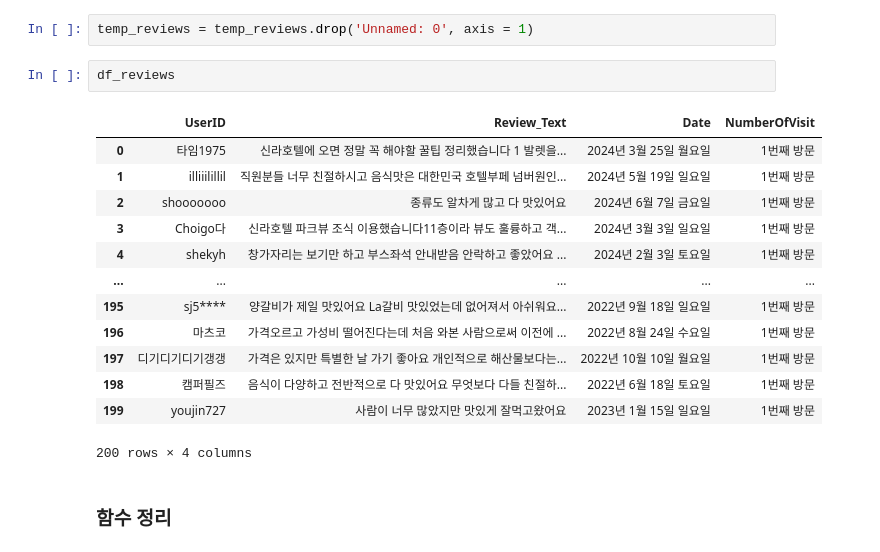
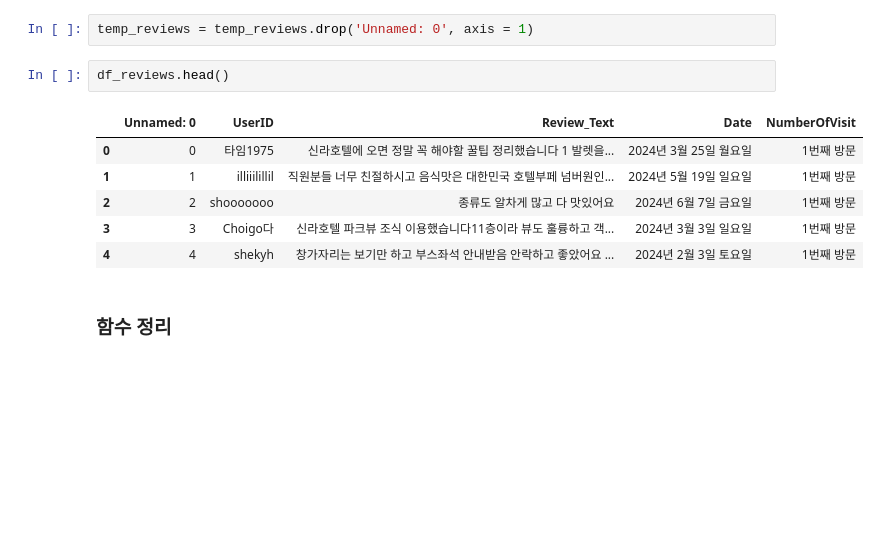
Before and after one commit to baedori99/Restaurant_Review, a Jupyter notebook: Data_Preprocessing/data_preprocess.ipynb, the cells around one changed output. Cells and saved outputs as stored; diff of their text form; blank space fills up the shorter version.

```diff
--- a/Data_Preprocessing/data_preprocess.ipynb
+++ b/Data_Preprocessing/data_preprocess.ipynb
@@ -366,21 +243,14 @@ df_reviews = df_reviews.drop('Unnamed: 0', axis = 1)
 # %%
 temp_reviews = temp_reviews.drop('Unnamed: 0', axis = 1)
 # %%
-df_reviews
+df_reviews.head()
 # %% [output]
-|  | UserID | Review_Text | Date | NumberOfVisit |
-| 0 | 타임1975 | 신라호텔에 오면 정말 꼭 해야할 꿀팁 정리했습니다 1 발렛을... | 2024년 3월 25일 월요일 | 1번째 방문 |
-| 1 | illiiilillil | 직원분들 너무 친절하시고 음식맛은 대한민국 호텔부페 넘버원인... | 2024년 5월 19일 일요일 | 1번째 방문 |
-| 2 | shooooooo | 종류도 알차게 많고 다 맛있어요 | 2024년 6월 7일 금요일 | 1번째 방문 |
-| 3 | Choigo다 | 신라호텔 파크뷰 조식 이용했습니다11층이라 뷰도 훌륭하고 객... | 2024년 3월 3일 일요일 | 1번째 방문 |
-| 4 | shekyh | 창가자리는 보기만 하고 부스좌석 안내받음 안락하고 좋았어요 ... | 2024년 2월 3일 토요일 | 1번째 방문 |
-| ... | ... | ... | ... | ... |
-| 195 | sj5**** | 양갈비가 제일 맛있어요 La갈비 맛있었는데 없어져서 아쉬워요... | 2022년 9월 18일 일요일 | 1번째 방문 |
-| 196 | 마츠코 | 가격오르고 가성비 떨어진다는데 처음 와본 사람으로써 이전에 ... | 2022년 8월 24일 수요일 | 1번째 방문 |
-| 197 | 디기디기디기갱갱 | 가격은 있지만 특별한 날 가기 좋아요 개인적으로 해산물보다는... | 2022년 10월 10일 월요일 | 1번째 방문 |
-| 198 | 캠퍼필즈 | 음식이 다양하고 전반적으로 다 맛있어요 무엇보다 다들 친절하... | 2022년 6월 18일 토요일 | 1번째 방문 |
-| 199 | youjin727 | 사람이 너무 많았지만 맛있게 잘먹고왔어요 | 2023년 1월 15일 일요일 | 1번째 방문 |
+|  | Unnamed: 0 | UserID | Review_Text | Date | NumberOfVisit |
+| 0 | 0 | 타임1975 | 신라호텔에 오면 정말 꼭 해야할 꿀팁 정리했습니다 1 발렛을... | 2024년 3월 25일 월요일 | 1번째 방문 |
+| 1 | 1 | illiiilillil | 직원분들 너무 친절하시고 음식맛은 대한민국 호텔부페 넘버원인... | 2024년 5월 19일 일요일 | 1번째 방문 |
+| 2 | 2 | shooooooo | 종류도 알차게 많고 다 맛있어요 | 2024년 6월 7일 금요일 | 1번째 방문 |
+| 3 | 3 | Choigo다 | 신라호텔 파크뷰 조식 이용했습니다11층이라 뷰도 훌륭하고 객... | 2024년 3월 3일 일요일 | 1번째 방문 |
+| 4 | 4 | shekyh | 창가자리는 보기만 하고 부스좌석 안내받음 안락하고 좋았어요 ... | 2024년 2월 3일 토요일 | 1번째 방문 |
-200 rows × 4 columns
 # %% [markdown]
 ### 함수 정리
 # %%
```
Also changed, not shown: parts of 20 cells of this notebook, 3 other files.
